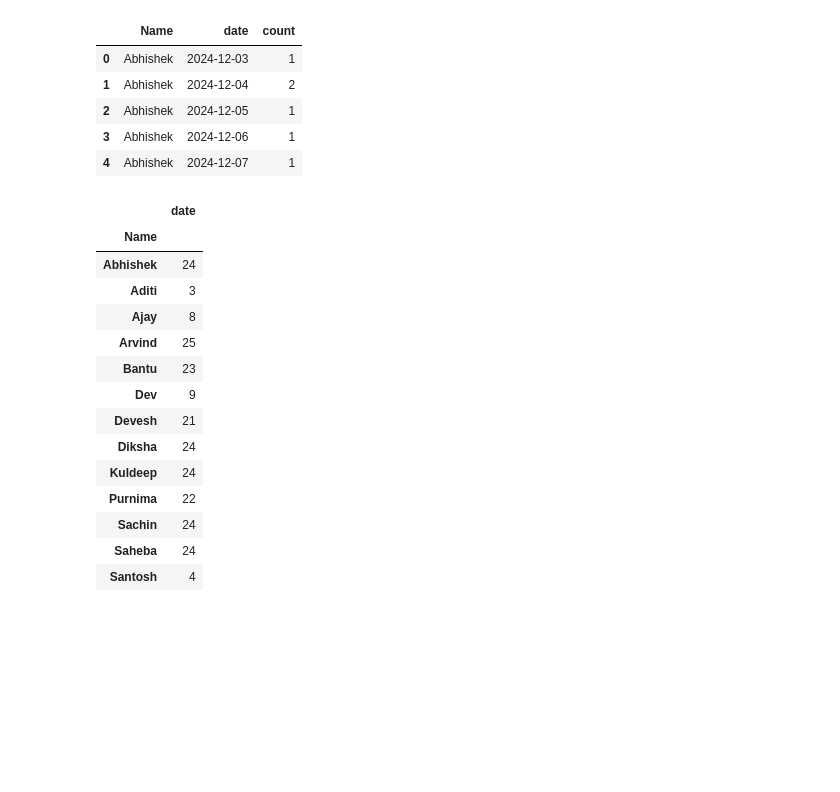
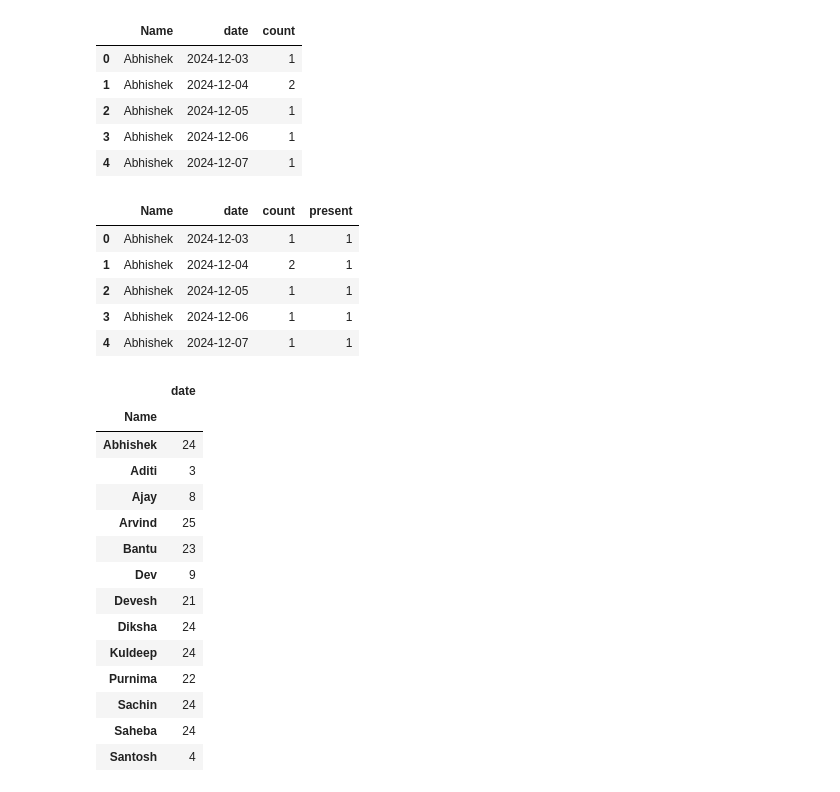
Before and after one commit to deveshpatwa/Pyhton-projects, a Jupyter notebook: IOTA Attendance Project/updated project power bi/python code.ipynb, the cells around one changed output. Saved outputs shown, nothing was run; the diff lists cells and outputs as text; code cells hidden in the pictures; blank space fills up the shorter version.

```diff
--- a/IOTA Attendance Project/updated project power bi/python code.ipynb
+++ b/IOTA Attendance Project/updated project power bi/python code.ipynb
@@ -265,6 +265,16 @@ ta.head()
 | 2 | Abhishek | 2024-12-05 | 1 |
 | 3 | Abhishek | 2024-12-06 | 1 |
 | 4 | Abhishek | 2024-12-07 | 1 |
+# %%
+ta['present'] = 1
+ta.head()
+# %% [output]
+|  | Name | date | count | present |
+| 0 | Abhishek | 2024-12-03 | 1 | 1 |
+| 1 | Abhishek | 2024-12-04 | 2 | 1 |
+| 2 | Abhishek | 2024-12-05 | 1 | 1 |
+| 3 | Abhishek | 2024-12-06 | 1 | 1 |
+| 4 | Abhishek | 2024-12-07 | 1 | 1 |
 # %%
 total_present = pd.DataFrame(ta.groupby("Name")['date'].count())
 total_present
```
Also changed, not shown: parts of 9 cells of this notebook, 4 other files.
